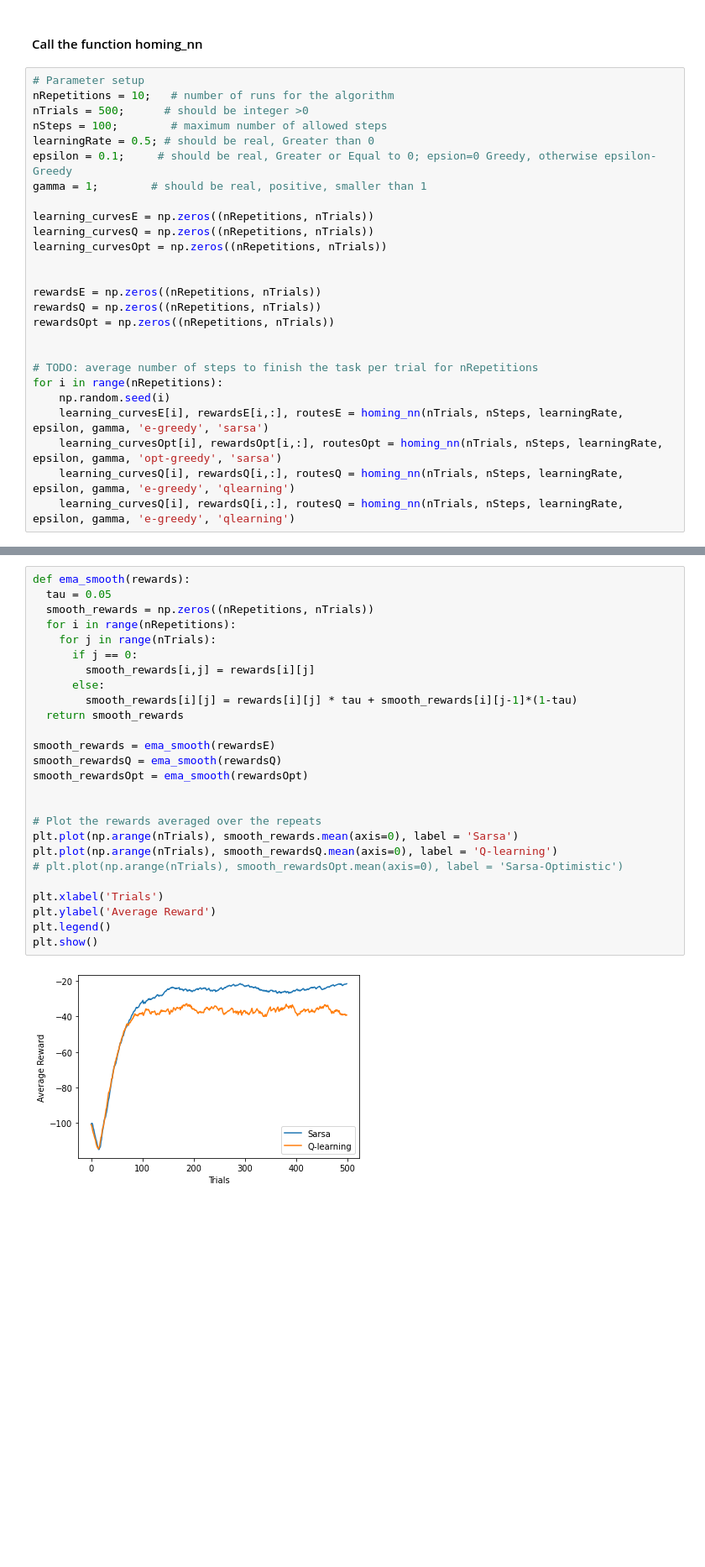
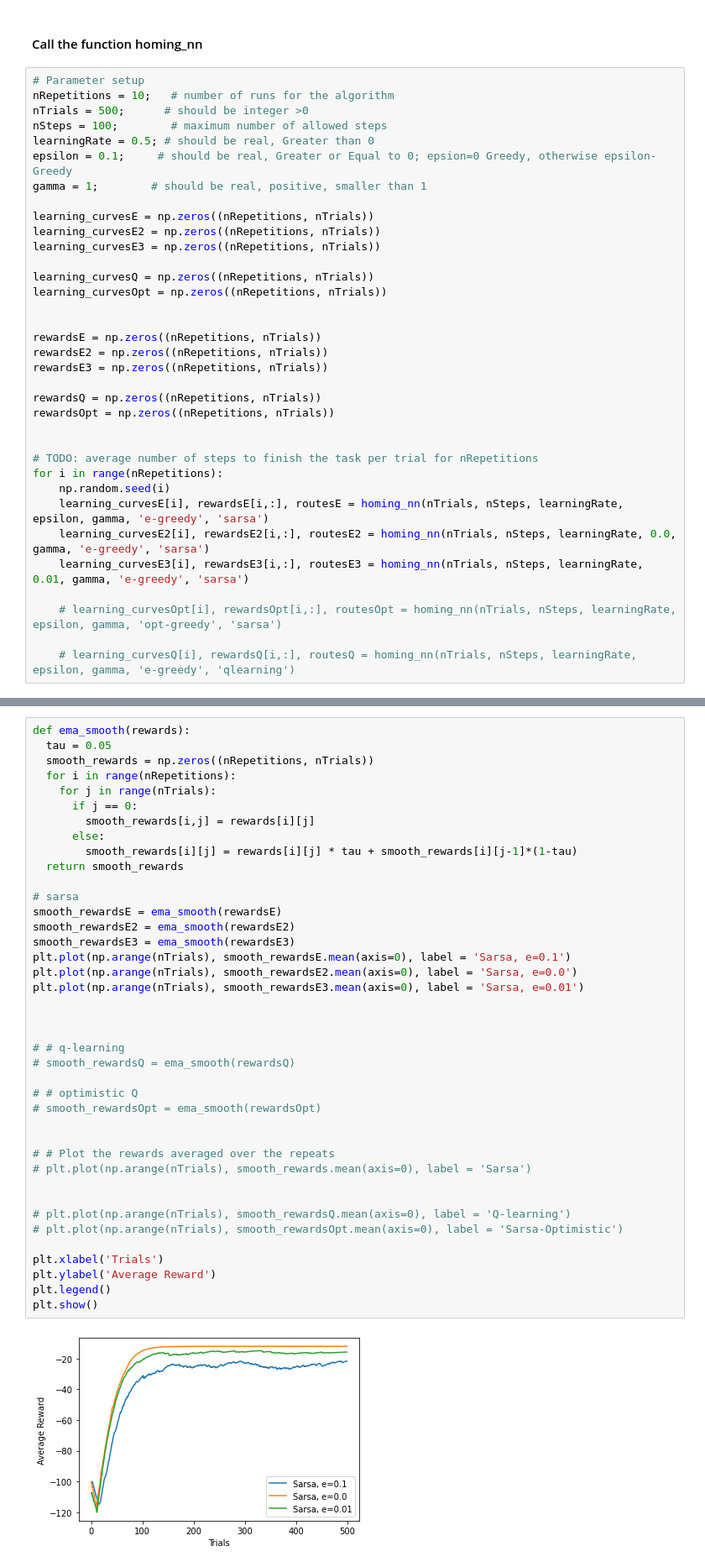
Before and after one commit to Topolewski-Kamil/robot-reinforcement-learning, a Jupyter notebook: robot.ipynb, the cells around one changed output, grey strips where cells are left out. Shown: that part at 84% size. Drawn from its saved outputs; the diff is of its cells as text; blank space fills up the shorter version.

```diff
--- a/robot.ipynb
+++ b/robot.ipynb
@@ -193,11 +193,17 @@ epsilon = 0.1;     # should be real, Greater or Equal to 0; epsion=0 Greedy, oth
 gamma = 1;        # should be real, positive, smaller than 1
 
 learning_curvesE = np.zeros((nRepetitions, nTrials))
+learning_curvesE2 = np.zeros((nRepetitions, nTrials))
+learning_curvesE3 = np.zeros((nRepetitions, nTrials))
+
 learning_curvesQ = np.zeros((nRepetitions, nTrials))
 learning_curvesOpt = np.zeros((nRepetitions, nTrials))
 
 
 rewardsE = np.zeros((nRepetitions, nTrials))
+rewardsE2 = np.zeros((nRepetitions, nTrials))
+rewardsE3 = np.zeros((nRepetitions, nTrials))
+
 rewardsQ = np.zeros((nRepetitions, nTrials))
 rewardsOpt = np.zeros((nRepetitions, nTrials))
 
@@ -206,6 +212,9 @@ rewardsOpt = np.zeros((nRepetitions, nTrials))
 for i in range(nRepetitions):
     np.random.seed(i)
     learning_curvesE[i], rewardsE[i,:], routesE = homing_nn(nTrials, nSteps, learningRate, epsilon, gamma, 'e-greedy', 'sarsa')
-    learning_curvesOpt[i], rewardsOpt[i,:], routesOpt = homing_nn(nTrials, nSteps, learningRate, epsilon, gamma, 'opt-greedy', 'sarsa')
-    learning_curvesQ[i], rewardsQ[i,:], routesQ = homing_nn(nTrials, nSteps, learningRate, epsilon, gamma, 'e-greedy', 'qlearning')
-    learning_curvesQ[i], rewardsQ[i,:], routesQ = homing_nn(nTrials, nSteps, learningRate, epsilon, gamma, 'e-greedy', 'qlearning')
+    learning_curvesE2[i], rewardsE2[i,:], routesE2 = homing_nn(nTrials, nSteps, learningRate, 0.0, gamma, 'e-greedy', 'sarsa')
+    learning_curvesE3[i], rewardsE3[i,:], routesE3 = homing_nn(nTrials, nSteps, learningRate, 0.01, gamma, 'e-greedy', 'sarsa')
+
+    # learning_curvesOpt[i], rewardsOpt[i,:], routesOpt = homing_nn(nTrials, nSteps, learningRate, epsilon, gamma, 'opt-greedy', 'sarsa')
+
+    # learning_curvesQ[i], rewardsQ[i,:], routesQ = homing_nn(nTrials, nSteps, learningRate, epsilon, gamma, 'e-greedy', 'qlearning')
@@ -212,31 +223,45 @@ for i in range(nRepetitions):
 # %%
 def ema_smooth(rewards):
   tau = 0.05
   smooth_rewards = np.zeros((nRepetitions, nTrials))
   for i in range(nRepetitions):
     for j in range(nTrials):
       if j == 0:
         smooth_rewards[i,j] = rewards[i][j]
       else:
         smooth_rewards[i][j] = rewards[i][j] * tau + smooth_rewards[i][j-1]*(1-tau)
   return smooth_rewards
 
-smooth_rewards = ema_smooth(rewardsE)
-smooth_rewardsQ = ema_smooth(rewardsQ)
-smooth_rewardsOpt = ema_smooth(rewardsOpt)
+# sarsa
+smooth_rewardsE = ema_smooth(rewardsE)
+smooth_rewardsE2 = ema_smooth(rewardsE2)
+smooth_rewardsE3 = ema_smooth(rewardsE3)
+plt.plot(np.arange(nTrials), smooth_rewardsE.mean(axis=0), label = 'Sarsa, e=0.1')
+plt.plot(np.arange(nTrials), smooth_rewardsE2.mean(axis=0), label = 'Sarsa, e=0.0')
+plt.plot(np.arange(nTrials), smooth_rewardsE3.mean(axis=0), label = 'Sarsa, e=0.01')
 
 
-# Plot the rewards averaged over the repeats
-plt.plot(np.arange(nTrials), smooth_rewards.mean(axis=0), label = 'Sarsa')
-plt.plot(np.arange(nTrials), smooth_rewardsQ.mean(axis=0), label = 'Q-learning')
+
+# # q-learning
+# smooth_rewardsQ = ema_smooth(rewardsQ)
+
+# # optimistic Q
+# smooth_rewardsOpt = ema_smooth(rewardsOpt)
+
+
+# # Plot the rewards averaged over the repeats
+# plt.plot(np.arange(nTrials), smooth_rewards.mean(axis=0), label = 'Sarsa')
+
+
+# plt.plot(np.arange(nTrials), smooth_rewardsQ.mean(axis=0), label = 'Q-learning')
 # plt.plot(np.arange(nTrials), smooth_rewardsOpt.mean(axis=0), label = 'Sarsa-Optimistic')
 
 plt.xlabel('Trials')
 plt.ylabel('Average Reward')
 plt.legend()
 plt.show()
 # %% [output]
-[figure, old version]
+[figure, new version]
 # %%
 # Plot the average reward as a function of the number of trials --> the average has to be performed over the episodes
 meansE = np.mean(smooth_rewards, axis = 0)
```
Also changed, not shown: parts of 4 cells of this notebook.
